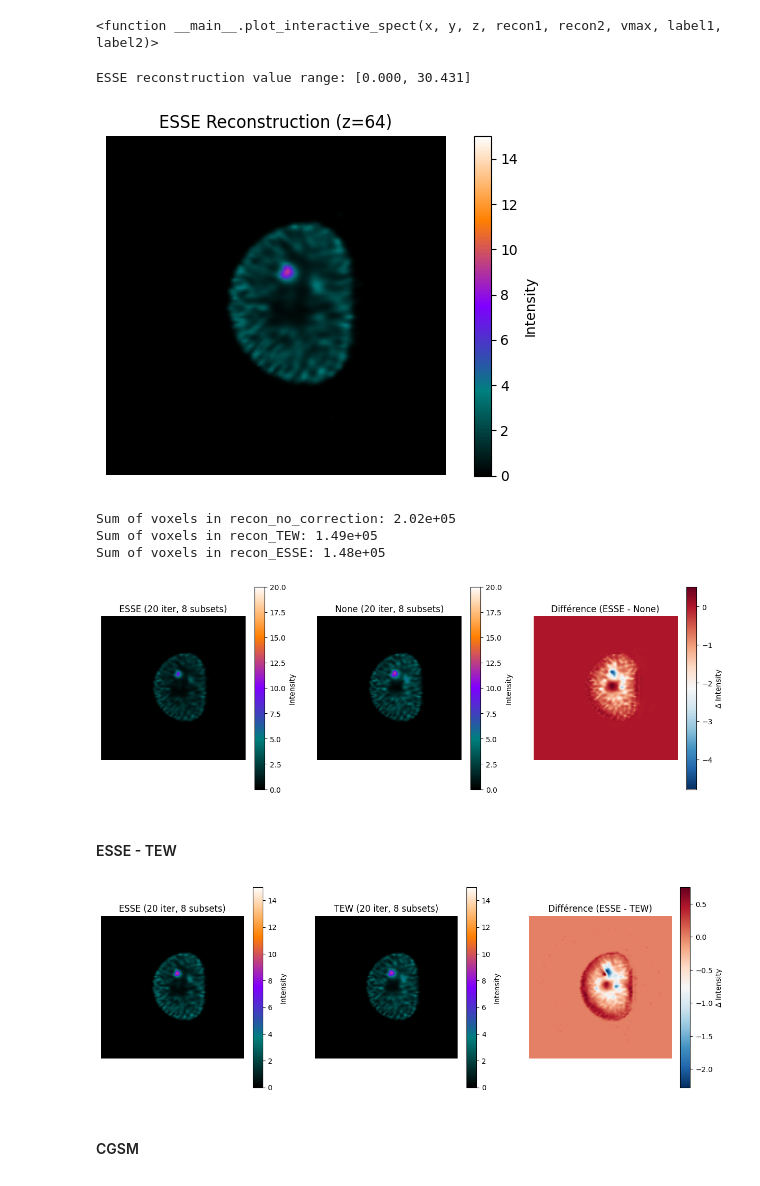
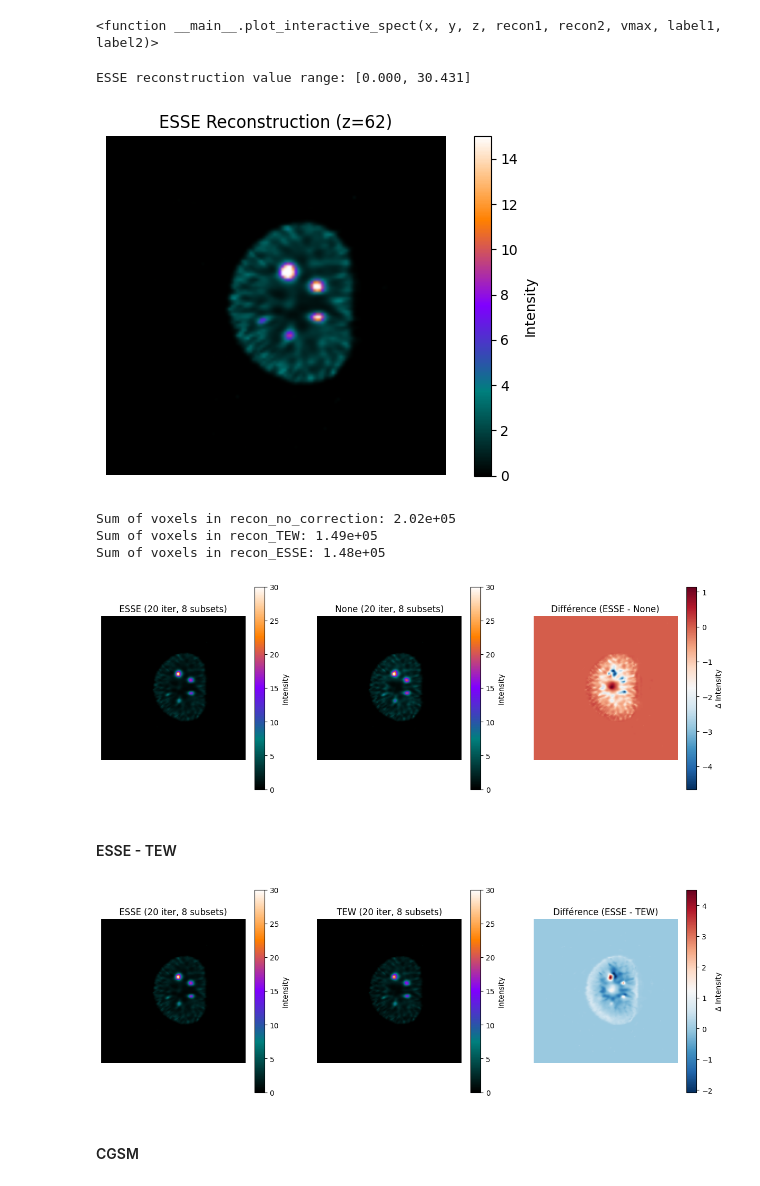
Before and after one commit to Nebulaaae/PyTomography, a Jupyter notebook: docs/source/notebooks/stage.ipynb, the cells around one changed output. Saved outputs shown, nothing was run; the diff lists cells and outputs as text; code cells hidden in the pictures.

Commit message:
Add scatter maps

```diff
--- a/docs/source/notebooks/stage.ipynb
+++ b/docs/source/notebooks/stage.ipynb
@@ -416,7 +416,7 @@ SPECT_imshow_kwargs = {
     'origin': 'lower'
 }
 
-slice_idx = recon_ESSE.shape[-1] // 2
+slice_idx = 62
 
 plt.figure(figsize=(6, 4))
 plt.title(f'ESSE Reconstruction (z={slice_idx})')
@@ -433,21 +433,21 @@ print(f"Sum of voxels in recon_TEW: {recon_TEW.sum().item():.2e}")
 print(f"Sum of voxels in recon_ESSE: {recon_ESSE.sum().item():.2e}")
 # %% [output]
 ESSE reconstruction value range: [0.000, 30.431]
-[figure, old version]
+[figure, new version]
 Sum of voxels in recon_no_correction: 2.02e+05
 Sum of voxels in recon_TEW: 1.49e+05
 Sum of voxels in recon_ESSE: 1.48e+05
 # %%
 # plot_comparative_spect(recon_ESSE, recon_no_correction, vmax=max(recon_ESSE.max(), recon_no_correction.max()), label1="ESSE", label2="None")
-plot_comparative_spect(recon_ESSE, recon_no_correction, vmax=20, label1="ESSE", label2="None")
+plot_comparative_spect(recon_ESSE, recon_no_correction, vmax=30, label1="ESSE", label2="None", slice_idx=62)
 # %% [output]
-[figure, old version]
+[figure, new version]
 # %% [markdown]
 #### ESSE - TEW
 # %%
-plot_comparative_spect(recon_ESSE, recon_TEW, vmax=15, label1="ESSE", label2="TEW")
+plot_comparative_spect(recon_ESSE, recon_TEW, vmax=30, label1="ESSE", label2="TEW", slice_idx=62)
 # %% [output]
-[figure, old version]
+[figure, new version]
 # %% [markdown]
 #### CGSM
 # %%
```
Also changed, not shown: parts of 2 cells of this notebook.
